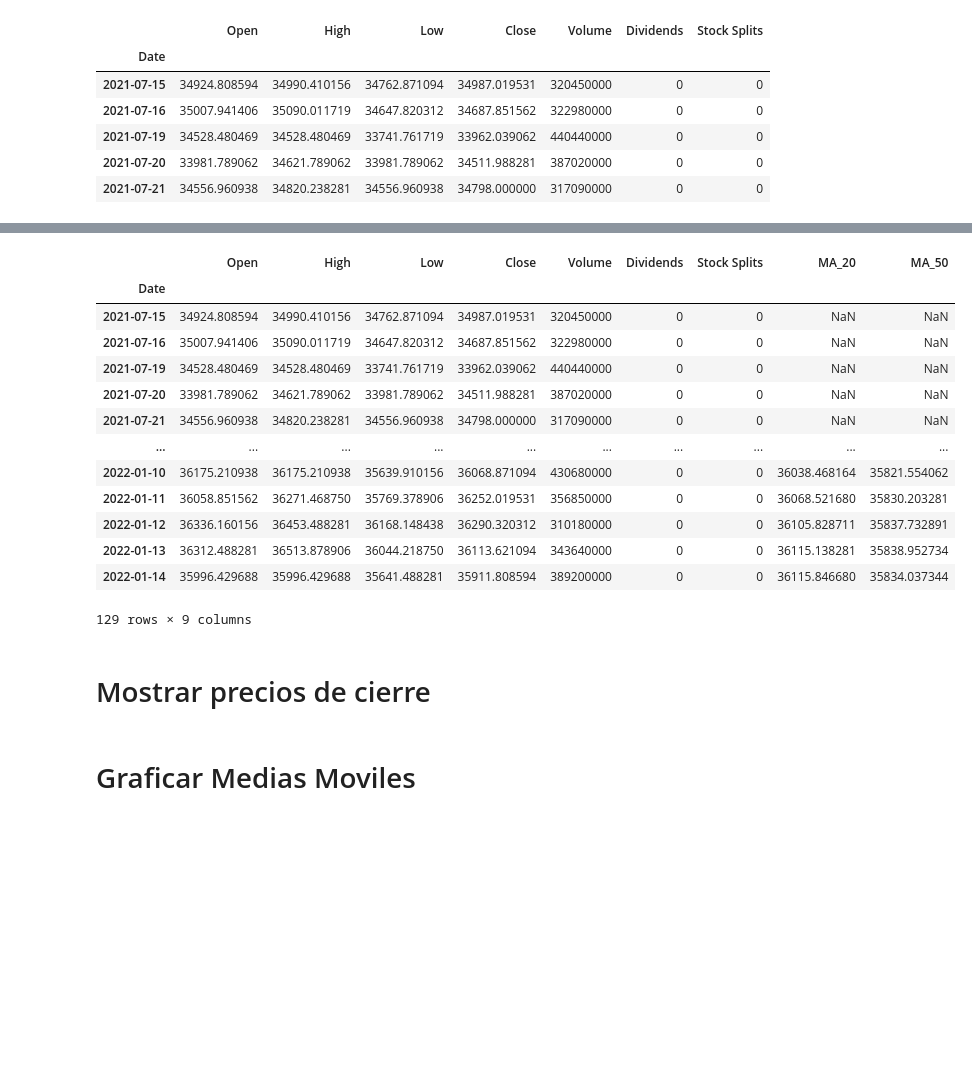
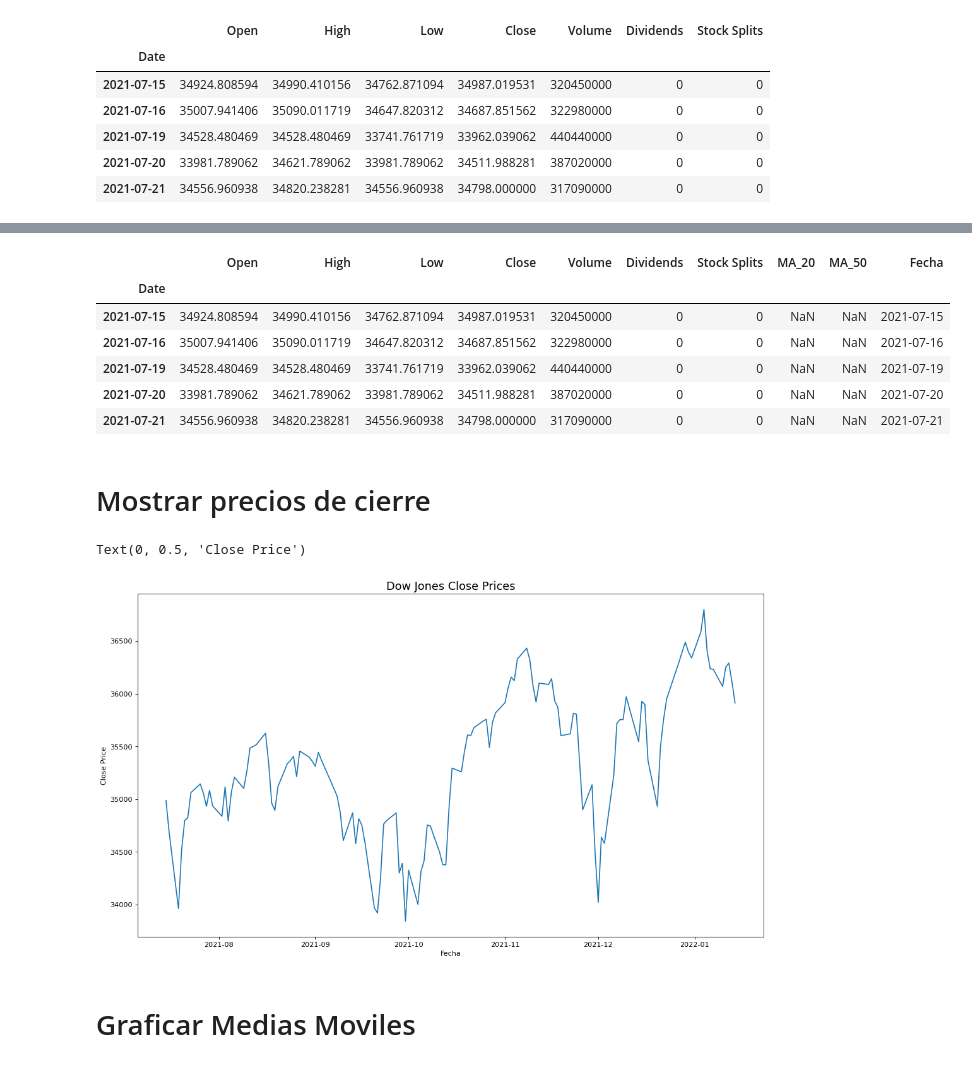
Before and after one commit to ijarpa/ijarpa, a Jupyter notebook: 6_Python_finances/Mercados_USA.ipynb, the cells around one changed output, grey strips where cells are left out. Drawn from its saved outputs; the diff is of its cells as text; code cells hidden in the pictures; blank space fills up the shorter version.

```diff
--- a/6_Python_finances/Mercados_USA.ipynb
+++ b/6_Python_finances/Mercados_USA.ipynb
@@ -44,22 +45,17 @@ Data columns (total 9 columns):
  8   MA_50         80 non-null     float64
 dtypes: float64(6), int64(3)
 memory usage: 10.1 KB
+# %%
+Dow['Fecha'] = Dow.index
 # %%
-Dow
+Dow.head()
 # %% [output]
-|  | Open | High | Low | Close | Volume | Dividends | Stock Splits | MA_20 | MA_50 |
-| Date |  |  |  |  |  |  |  |  |  |
-| 2021-07-15 | 34924.808594 | 34990.410156 | 34762.871094 | 34987.019531 | 320450000 | 0 | 0 | NaN | NaN |
-| 2021-07-16 | 35007.941406 | 35090.011719 | 34647.820312 | 34687.851562 | 322980000 | 0 | 0 | NaN | NaN |
-| 2021-07-19 | 34528.480469 | 34528.480469 | 33741.761719 | 33962.039062 | 440440000 | 0 | 0 | NaN | NaN |
-| 2021-07-20 | 33981.789062 | 34621.789062 | 33981.789062 | 34511.988281 | 387020000 | 0 | 0 | NaN | NaN |
-| 2021-07-21 | 34556.960938 | 34820.238281 | 34556.960938 | 34798.000000 | 317090000 | 0 | 0 | NaN | NaN |
-| ... | ... | ... | ... | ... | ... | ... | ... | ... | ... |
-| 2022-01-10 | 36175.210938 | 36175.210938 | 35639.910156 | 36068.871094 | 430680000 | 0 | 0 | 36038.468164 | 35821.554062 |
-| 2022-01-11 | 36058.851562 | 36271.468750 | 35769.378906 | 36252.019531 | 356850000 | 0 | 0 | 36068.521680 | 35830.203281 |
-| 2022-01-12 | 36336.160156 | 36453.488281 | 36168.148438 | 36290.320312 | 310180000 | 0 | 0 | 36105.828711 | 35837.732891 |
-| 2022-01-13 | 36312.488281 | 36513.878906 | 36044.218750 | 36113.621094 | 343640000 | 0 | 0 | 36115.138281 | 35838.952734 |
-| 2022-01-14 | 35996.429688 | 35996.429688 | 35641.488281 | 35911.808594 | 389200000 | 0 | 0 | 36115.846680 | 35834.037344 |
+|  | Open | High | Low | Close | Volume | Dividends | Stock Splits | MA_20 | MA_50 | Fecha |
+| Date |  |  |  |  |  |  |  |  |  |  |
+| 2021-07-15 | 34924.808594 | 34990.410156 | 34762.871094 | 34987.019531 | 320450000 | 0 | 0 | NaN | NaN | 2021-07-15 |
+| 2021-07-16 | 35007.941406 | 35090.011719 | 34647.820312 | 34687.851562 | 322980000 | 0 | 0 | NaN | NaN | 2021-07-16 |
+| 2021-07-19 | 34528.480469 | 34528.480469 | 33741.761719 | 33962.039062 | 440440000 | 0 | 0 | NaN | NaN | 2021-07-19 |
+| 2021-07-20 | 33981.789062 | 34621.789062 | 33981.789062 | 34511.988281 | 387020000 | 0 | 0 | NaN | NaN | 2021-07-20 |
+| 2021-07-21 | 34556.960938 | 34820.238281 | 34556.960938 | 34798.000000 | 317090000 | 0 | 0 | NaN | NaN | 2021-07-21 |
-129 rows × 9 columns
 # %% [markdown]
 # Mostrar precios de cierre
@@ -68,2 +62,11 @@ px.line(Dow.Close)
+# %%
+plt.figure(figsize=(16,9),dpi=80)
+plt.plot(Dow.Close)
+plt.title('Dow Jones Close Prices', fontsize=16)
+plt.xlabel('Fecha')
+plt.ylabel('Close Price')
+# %% [output]
+Text(0, 0.5, 'Close Price')
+[figure, added]
 # %% [markdown]
 # Graficar Medias Moviles
```
Also changed, not shown: parts of 11 cells of this notebook.
